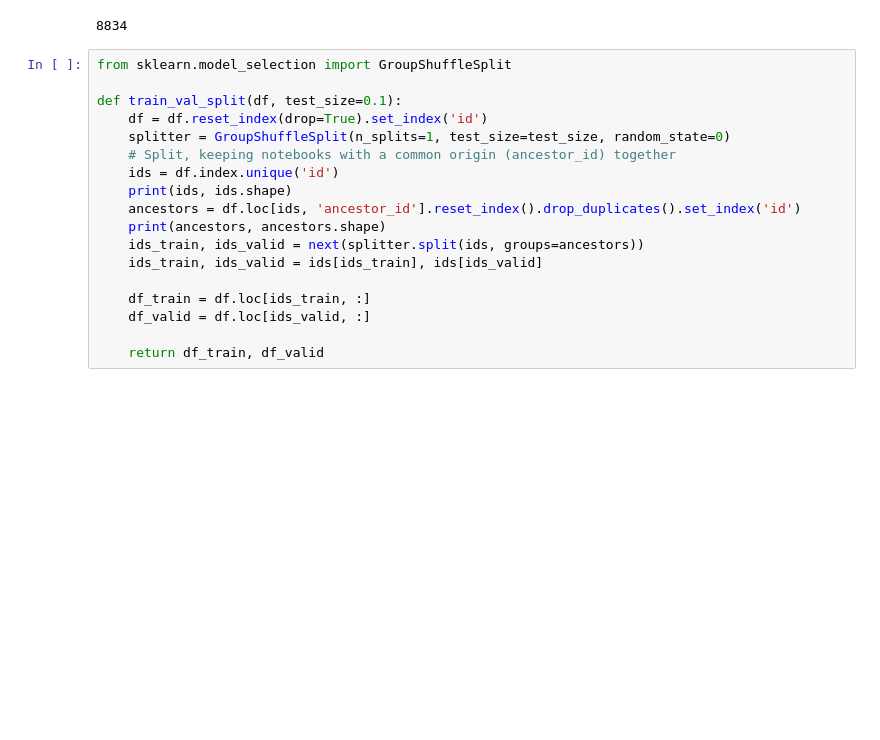
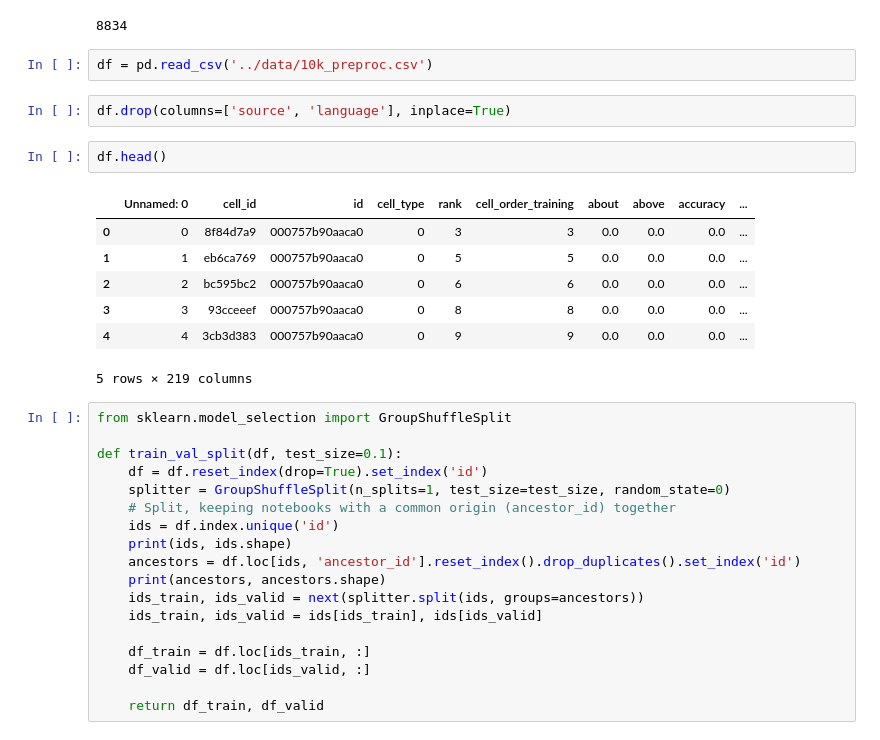
Before and after one commit to ste94000/google_ai4_code, a Jupyter notebook: notebooks/ntbook2.ipynb, the cells around one changed output. Cells and saved outputs as stored; diff of their text form; blank space fills up the shorter version.

```diff
--- a/notebooks/ntbook2.ipynb
+++ b/notebooks/ntbook2.ipynb
@@ -208,6 +208,20 @@ df_preproc_2.to_csv('../data/10k_preproc')
 df_preproc_2['ancestor_id'].nunique()
 # %% [output]
 8834
+# %%
+df = pd.read_csv('../data/10k_preproc.csv')
+# %%
+df.drop(columns=['source', 'language'], inplace=True)
+# %%
+df.head()
+# %% [output]
+|  | Unnamed: 0 | cell_id | id | cell_type | rank | cell_order_training | about | above | accuracy | ... |
+| 0 | 0 | 8f84d7a9 | 000757b90aaca0 | 0 | 3 | 3 | 0.0 | 0.0 | 0.0 | ... |
+| 1 | 1 | eb6ca769 | 000757b90aaca0 | 0 | 5 | 5 | 0.0 | 0.0 | 0.0 | ... |
+| 2 | 2 | bc595bc2 | 000757b90aaca0 | 0 | 6 | 6 | 0.0 | 0.0 | 0.0 | ... |
+| 3 | 3 | 93cceeef | 000757b90aaca0 | 0 | 8 | 8 | 0.0 | 0.0 | 0.0 | ... |
+| 4 | 4 | 3cb3d383 | 000757b90aaca0 | 0 | 9 | 9 | 0.0 | 0.0 | 0.0 | ... |
+5 rows × 219 columns
 # %%
 from sklearn.model_selection import GroupShuffleSplit
 
```
Also changed, not shown: parts of 8 cells of this notebook, 7 other files.
